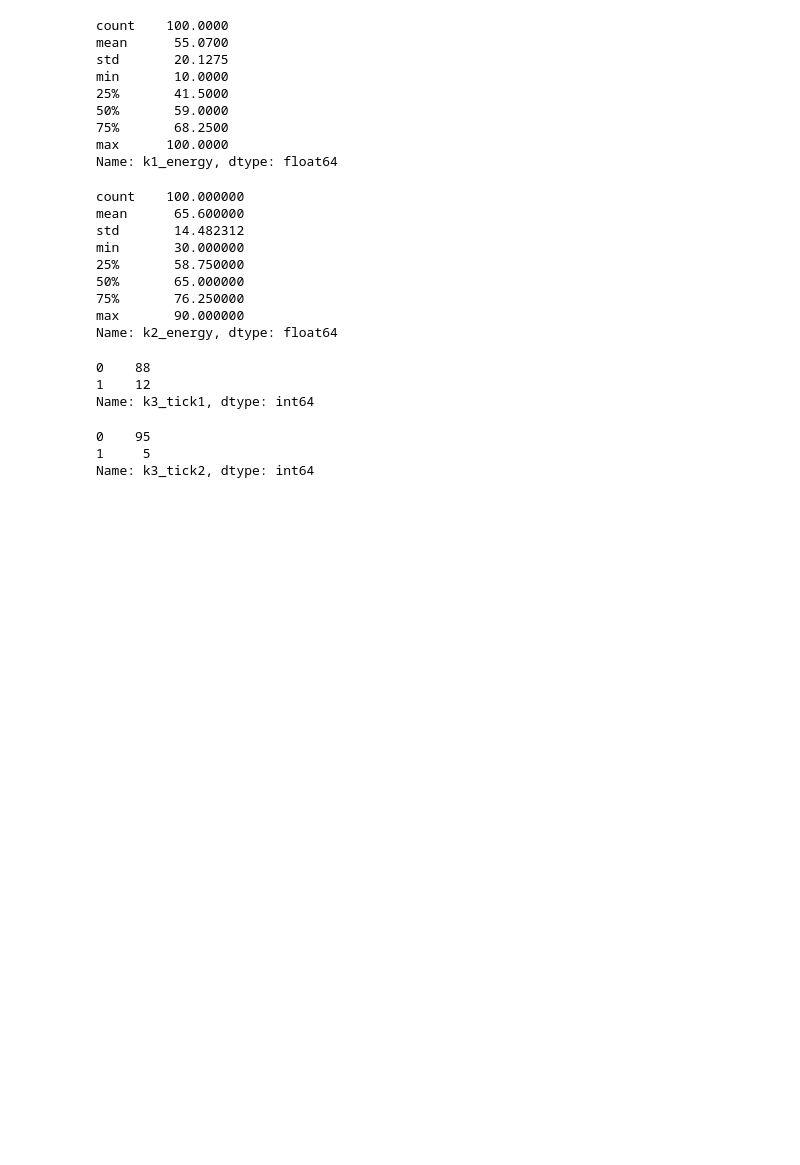
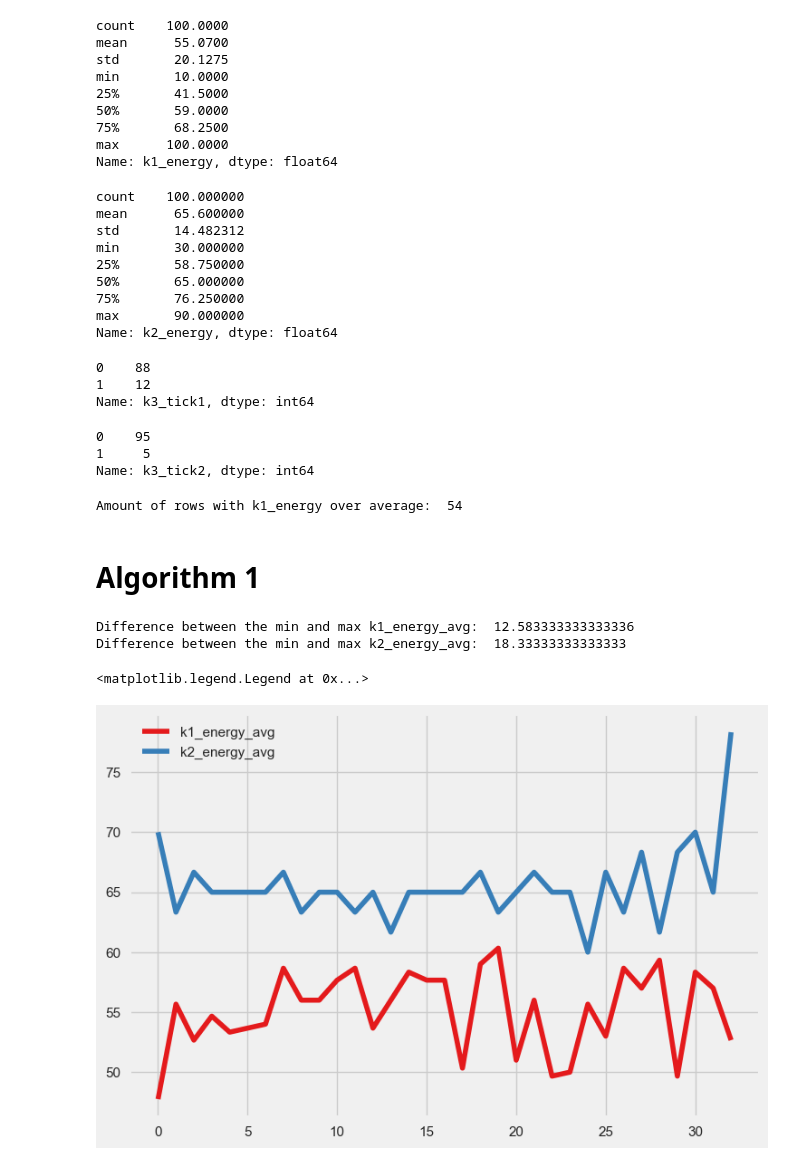
Before and after one commit to CasperKristiansson/Software-Engineering-COMP3111, a Jupyter notebook: other/dataProcess.ipynb, the cells around one changed output. Saved outputs shown, nothing was run; the diff lists cells and outputs as text; code cells hidden in the pictures; blank space fills up the shorter version.

Commit message:
4 different algorithms for team pairing

```diff
--- a/other/dataProcess.ipynb
+++ b/other/dataProcess.ipynb
@@ -99,3 +99,68 @@ df_K3_Tick2['k3_tick2'].value_counts()
 0    95
 1     5
 Name: k3_tick2, dtype: int64
+# %%
+print("Amount of rows with k1_energy over average: ", len(df[df['k1_energy'] > df['k1_energy'].mean()]))
+# %% [output]
+Amount of rows with k1_energy over average:  54
+# %%
+def add_remaining_student(df, students_df, teams):
+    min_diff = 100000
+    min_diff_index = 0
+    for index, row in students_df.iterrows():
+        k1_energy_avg = (sum(student['k1_energy'] for student in teams[0]) + row['k1_energy']) / (len(teams[0]) + 1)
+        k2_energy_avg = (sum(student['k2_energy'] for student in teams[0]) + row['k2_energy']) / (len(teams[0]) + 1)
+        diff = abs(k1_energy_avg - df['k1_energy'].mean()) + abs(k2_energy_avg - df['k2_energy'].mean())
+        if diff < min_diff:
+            min_diff = diff
+            min_diff_index = index
+
+    teams[0].append(students_df.loc[min_diff_index])
+
+    return teams
+# %% [markdown]
+# Algorithm 1
+# %%
+
+students_df = df.copy()
+# students_df.sort_values(by=['k1_energy'], inplace=True, ascending=False)
+
+teams = [[] for _ in range(33)]
+
+for team in teams:
+    for index, row in students_df.iterrows():
+        if row['k1_energy'] >= df['k1_energy'].mean():
+            team.append(row)
+            students_df.drop(index, inplace=True)
+            break
+
+for team in teams:
+    while len(team) < 3:
+        min_diff = 100000
+        min_diff_index = 0
+        for index, row in students_df.iterrows():
+            k1_energy_avg = (sum(student['k1_energy'] for student in team) + row['k1_energy']) / (len(team) + 1)
+            k2_energy_avg = (sum(student['k2_energy'] for student in team) + row['k2_energy']) / (len(team) + 1)
+            diff = abs(k1_energy_avg - df['k1_energy'].mean()) + abs(k2_energy_avg - df['k2_energy'].mean())
+            if diff < min_diff:
+                min_diff = diff
+                min_diff_index = index
+        team.append(students_df.loc[min_diff_index])
+        students_df.drop(min_diff_index, inplace=True)
+
+teams = add_remaining_student(df, students_df, teams)
+
+k1_energy_avg = [sum(student['k1_energy'] for student in team) / len(team) for team in teams]
+k2_energy_avg = [sum(student['k2_energy'] for student in team) / len(team) for team in teams]
+
+print("Difference between the min and max k1_energy_avg: ", max(k1_energy_avg) - min(k1_energy_avg))
+print("Difference between the min and max k2_energy_avg: ", max(k2_energy_avg) - min(k2_energy_avg))
+
+plt.plot(k1_energy_avg, label="k1_energy_avg")
+plt.plot(k2_energy_avg, label="k2_energy_avg")
+plt.legend()
+# %% [output]
+Difference between the min and max k1_energy_avg:  12.583333333333336
+Difference between the min and max k2_energy_avg:  18.33333333333333
+<matplotlib.legend.Legend at 0x...>
+[figure, added]
```
Also changed, not shown: parts of 5 cells of this notebook.
